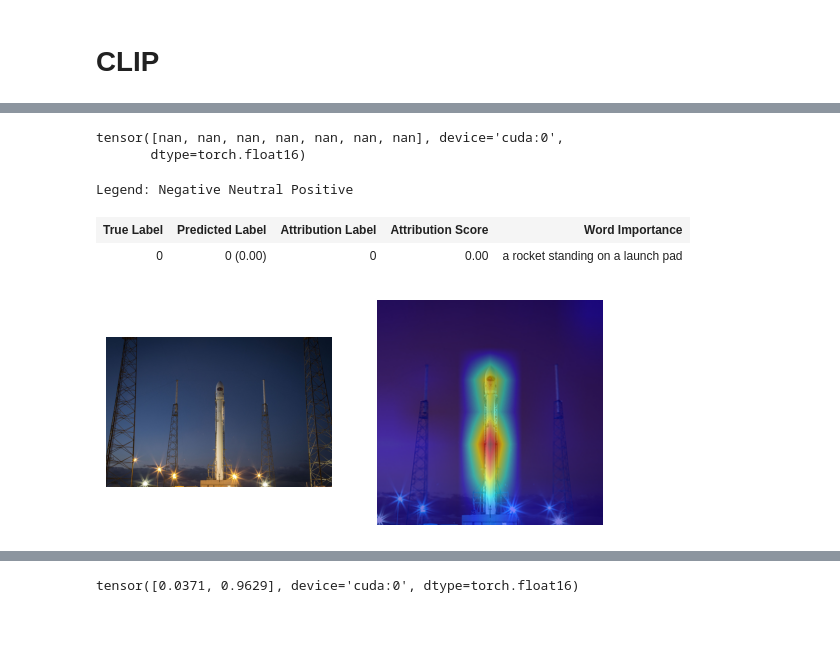
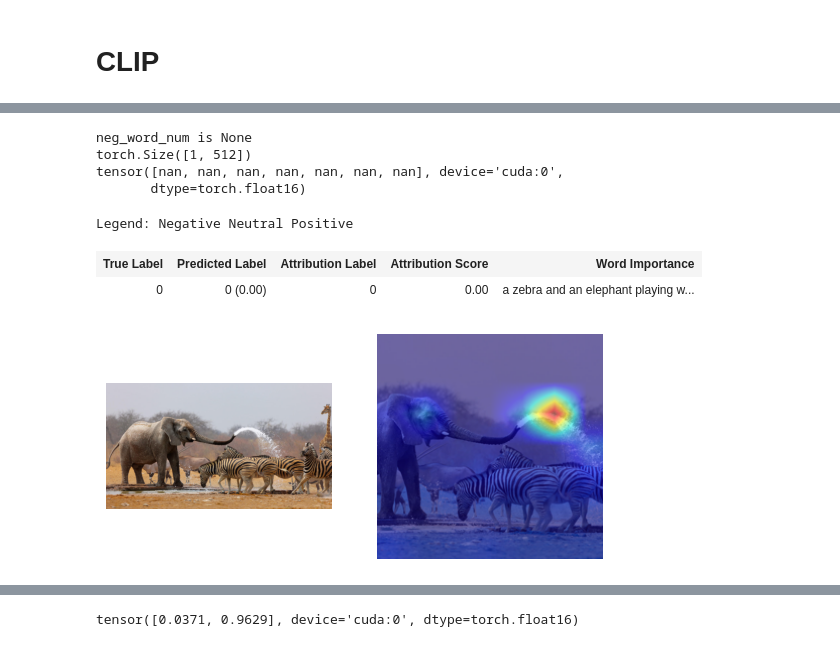
Before and after one commit to BrunoFANG1/Saliency_map, a Jupyter notebook: CLIP_explainability.ipynb, the cells around one changed output, grey strips where cells are left out. Saved outputs shown, nothing was run; the diff lists cells and outputs as text; code cells hidden in the pictures.

```diff
--- a/CLIP_explainability.ipynb
+++ b/CLIP_explainability.ipynb
@@ -183,10 +225,10 @@ TypeError: forward() takes from 3 to 4 positional arguments but 5 were given
 # %%
-img_path = "CLIP/lipstick.png"
+img_path = "CLIP/rocket.jpg"
 img = preprocess(Image.open(img_path)).unsqueeze(0).to(device)
-texts = ["a man with lipstick"]
+texts = ["a rocket standing on a launchpad"]
 text = clip.tokenize(texts).to(device)
 
-R_text, R_image = interpret(model=model, image=img, texts=text, device=device)
+R_text, R_image = interpret(model=model, image=img, texts=text, device=device, word_num=2)
 batch_size = text.shape[0]
 for i in range(batch_size):
   show_heatmap_on_text(texts[i], text[i], R_text[i])
@@ -200,0 +246,12 @@ Legend: Negative Neutral Positive
+# %%
+img_path = "CLIP/el2.png"
+img = preprocess(Image.open(img_path)).unsqueeze(0).to(device)
+texts = ['a zebra and an elephant near the water']
+text = clip.tokenize(texts).to(device)
+
+R_text, R_image = interpret(model=model, image=img, texts=text, device=device, word_num=8, neg_word_num=None)
+batch_size = text.shape[0]
+for i in range(batch_size):
+  show_heatmap_on_text(texts[i], text[i], R_text[i])
+  show_image_relevance(R_image[i], img, orig_image=Image.open(img_path))
+  plt.show()
@@ -200,0 +267,12 @@ Legend: Negative Neutral Positive
+# %%
+img_path = "CLIP/el2.png"
+img = preprocess(Image.open(img_path)).unsqueeze(0).to(device)
+texts = ['a zebra and an elephant near the water']
+text = clip.tokenize(texts).to(device)
+
+R_text, R_image = interpret(model=model, image=img, texts=text, device=device, word_num=5, neg_word_num=None)
+batch_size = text.shape[0]
+for i in range(batch_size):
+  show_heatmap_on_text(texts[i], text[i], R_text[i])
+  show_image_relevance(R_image[i], img, orig_image=Image.open(img_path))
+  plt.show()
@@ -201,20 +288,22 @@ Legend: Negative Neutral Positive
 # %%
-img_path = "CLIP/rocket.jpg"
+img_path = "CLIP/el3.png"
 img = preprocess(Image.open(img_path)).unsqueeze(0).to(device)
-texts = ["a rocket standing on a launchpad"]
+texts = ["a zebra and an elephant playing water"]
 text = clip.tokenize(texts).to(device)
 
-R_text, R_image = interpret(model=model, image=img, texts=text, device=device)
+R_text, R_image = interpret(model=model, image=img, texts=text, device=device, word_num=7, neg_word_num=None)
 batch_size = text.shape[0]
 for i in range(batch_size):
   show_heatmap_on_text(texts[i], text[i], R_text[i])
   show_image_relevance(R_image[i], img, orig_image=Image.open(img_path))
   plt.show()
 # %% [output]
+neg_word_num is None
+torch.Size([1, 512])
 tensor([nan, nan, nan, nan, nan, nan, nan], device='cuda:0',
        dtype=torch.float16)
 Legend: Negative Neutral Positive
 | True Label | Predicted Label | Attribution Label | Attribution Score | Word Importance |
-| 0 | 0 (0.00) | 0 | 0.00 | a rocket standing on a launch pad |
+| 0 | 0 (0.00) | 0 | 0.00 | a zebra and an elephant playing w... |
-[figure, old version]
+[figure, new version]
 # %%
```
Also changed, not shown: parts of 10 cells of this notebook, 2 other files.
